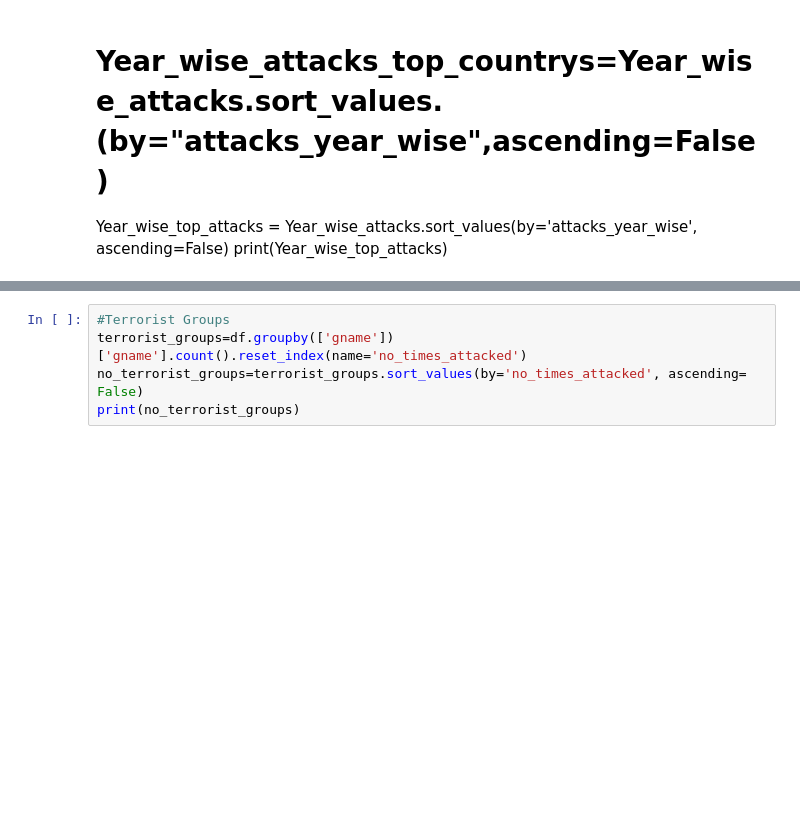
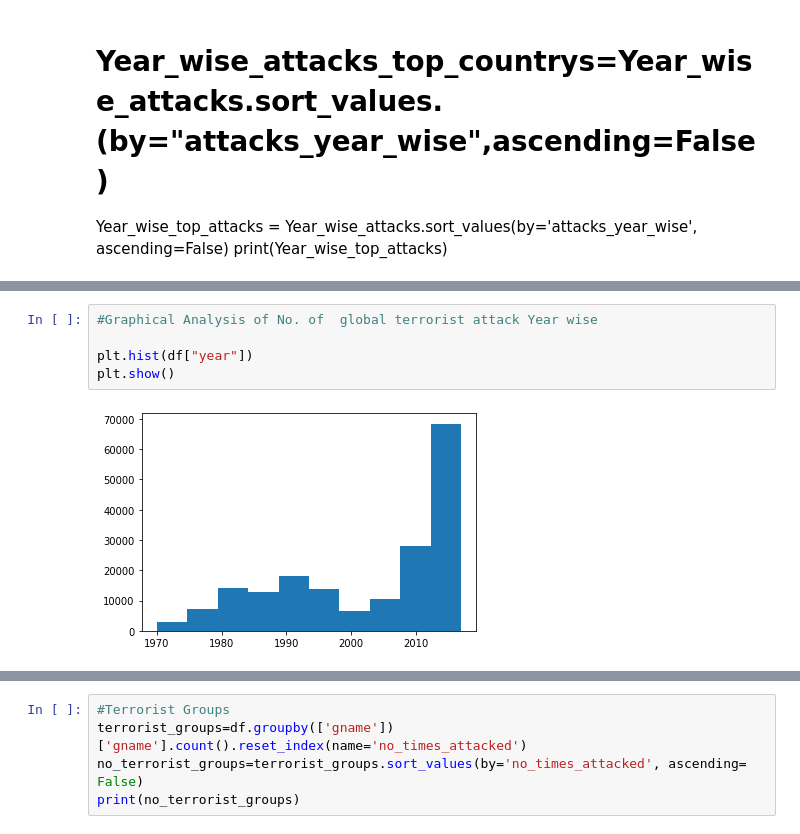
Before and after one commit to khairun0228/capstone_alma, a Jupyter notebook: Global_Terrorism_Analysis_Capstone_Project.ipynb, the cells around one changed output, grey strips where cells are left out. Cells and saved outputs as stored; diff of their text form; blank space fills up the shorter version.

```diff
--- a/Global_Terrorism_Analysis_Capstone_Project.ipynb
+++ b/Global_Terrorism_Analysis_Capstone_Project.ipynb
@@ -116 +71,8 @@ print(max_num_attacks)
+# %%
+#Graphical Analysis of No. of  global terrorist attack Year wise
+
+plt.hist(df["year"])
+plt.show()
+# %% [output]
+[figure, added]
 # %%
```
Also changed, not shown: parts of 35 cells of this notebook.
